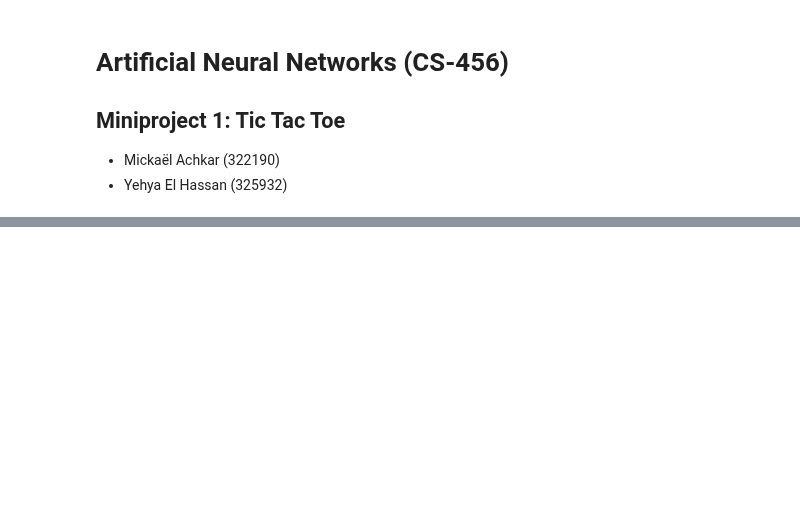
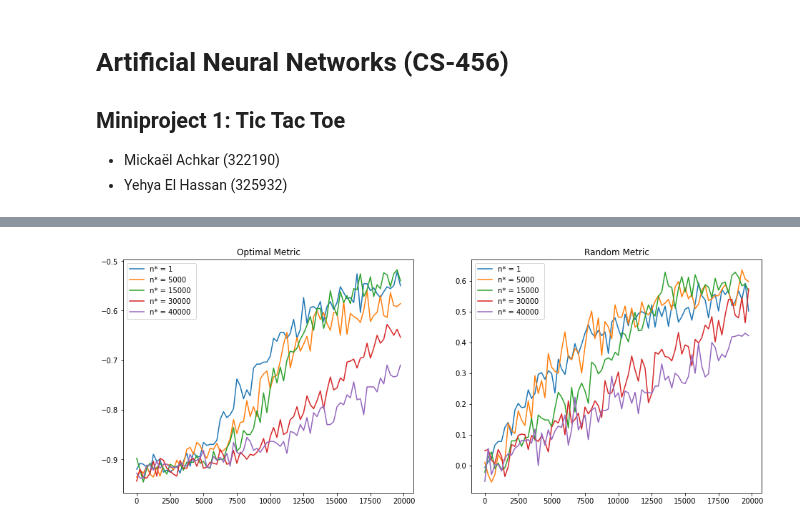
Before and after one commit to mikqs/rl-tic-tac-toe, a Jupyter notebook: 322190_325932.ipynb, the cells around one changed output, grey strips where cells are left out. Drawn from its saved outputs; the diff is of its cells as text; code cells hidden in the pictures; blank space fills up the shorter version.

```diff
--- a/322190_325932.ipynb
+++ b/322190_325932.ipynb
@@ -396,0 +551,33 @@ plot_metrics(number_of_episodes,m_rand, axes[2], label = f"epsilon-Opt = {optima
+# %%
+# Training by playing against it self with decreasing epsilon (Question 8)
+
+# RL Hyper-params
+number_of_episodes = 20000
+epsilon_min,epsilon_max = 0.1, 0.8
+
+# Environment
+environment = TictactoeEnv()
+
+# plots
+fig, axes = plt.subplots(1,2,figsize=(16,6))
+axes[0].set_title("Optimal Metric")
+axes[1].set_title("Random Metric")
+
+list_of_number_of_exploratory_games = [1,5000,15000,30000,40000]
+
+# Define the best player agent
+best_player_agent = None
+best_m_opt, best_m_rand = -1, -1
+for number_of_exploratory_games in list_of_number_of_exploratory_games:
+# Train and get the M_opt and M_rand for a number of exploratory games
+    epsilon = lambda n: max(epsilon_min, epsilon_max*(1-(n/number_of_exploratory_games)))
+    player_rl_agent, m_opt, m_rand = train_rl_agent_self_learning(environment, number_of_episodes=number_of_episodes,epsilon=epsilon, test_episode=250)
+
+    if m_opt[-1]>best_m_opt and m_rand[-1]>best_m_rand:
+        best_player_agent = player_rl_agent
+        best_m_opt, best_m_rand = m_opt[-1], m_rand[-1]
+
+    plot_metrics(number_of_episodes,m_opt, axes[0],label= f"n* = {number_of_exploratory_games} ")
+    plot_metrics(number_of_episodes,m_rand, axes[1],label= f"n* = {number_of_exploratory_games} ")
+# %% [output]
+[figure, added]
```
Also changed, not shown: parts of 20 cells of this notebook.
